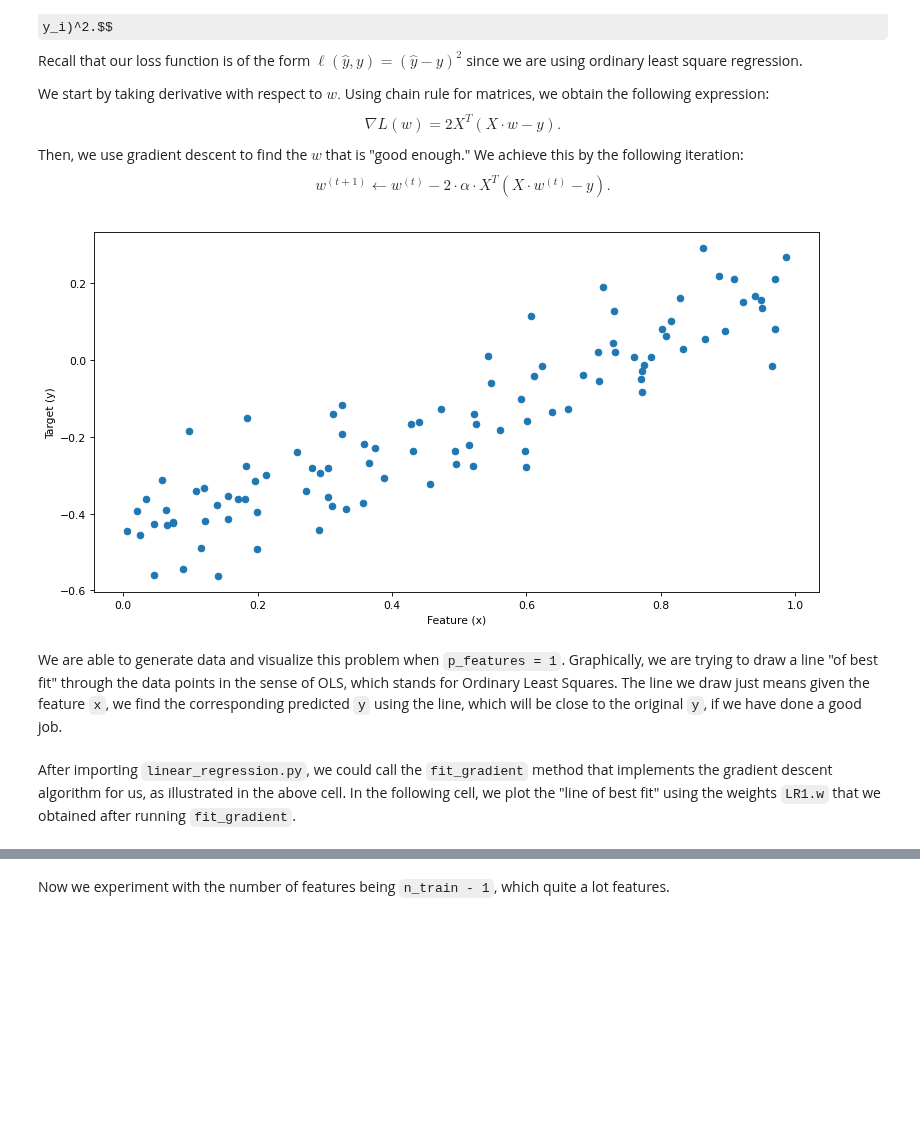
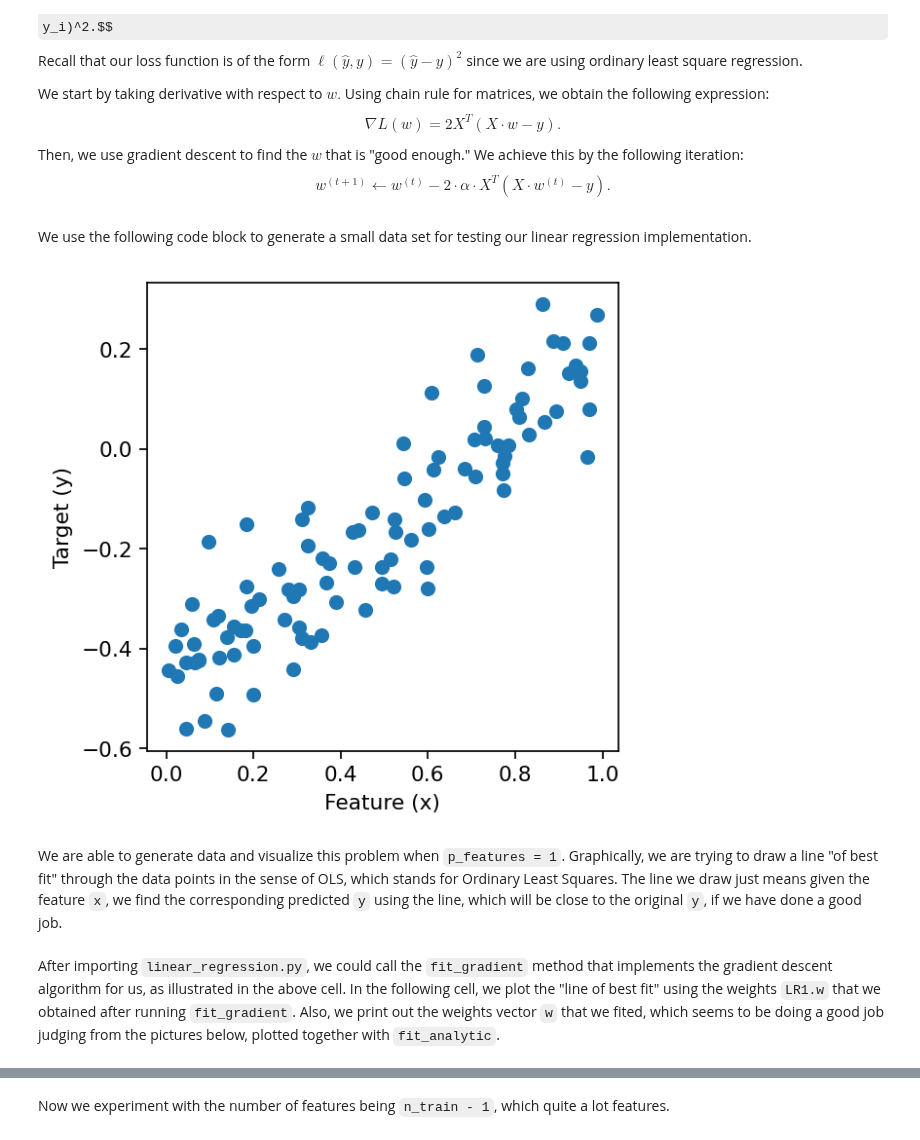
Before and after one commit to Xianzhiwang1/CS0451-page-site, a Jupyter notebook: posts/my-blog-post-04-linear-regress/index.ipynb, the cells around one changed output, grey strips where cells are left out. Saved outputs shown, nothing was run; the diff lists cells and outputs as text; code cells hidden in the pictures; some formulas as TeX source; blank space fills up the shorter version.

```diff
--- a/posts/my-blog-post-04-linear-regress/index.ipynb
+++ b/posts/my-blog-post-04-linear-regress/index.ipynb
@@ -30,7 +30,8 @@ First, let's import some libraries, then we perform our `fit_gradient` and `fit_
 import numpy as np
 np.random.seed(42)
 from matplotlib import pyplot as plt
-plt.rcParams["figure.figsize"] = (12,6)
-plt.rcParams['figure.dpi'] = 78
+import matplotlib
+plt.rcParams["figure.figsize"] = (9,4)
+plt.rcParams['figure.dpi'] = 156
 plt.rcParams['savefig.dpi'] = 156
 from linear_regression import LinearRegression
@@ -47,23 +51,25 @@ We start by taking derivative with respect to $w.$ Using chain rule for matrices
 $$ \nabla L(w) = 2 X^{T}(X\cdot w -y).$$
 Then, we use gradient descent to find the $w$ that is "good enough." We achieve this by the following iteration:
 $$ w^{(t+1)} \leftarrow w^{(t)} - 2 \cdot \alpha \cdot X^{T} (X \cdot w^{(t)} - y).$$
+# %% [markdown]
+We use the following code block to generate a small data set for testing our linear regression implementation.
 # %%
 # We start by generate a small data set.
 w0 = -0.5
 w1 =  0.7
-
 n = 100
 x = np.random.rand(n, 1)
 y = w1*x + w0 + 0.1*np.random.randn(n, 1)
 
+plt.figure(figsize=(4,4))
 plt.scatter(x, y)
 labels = plt.gca().set(xlabel = "Feature (x)", ylabel = "Target (y)")
 # %% [output]
-[figure, old version]
+[figure, new version]
 # %% [markdown]
 We are able to generate data and visualize this problem when `p_features = 1`. Graphically, we are trying to draw a line "of best fit" through the data points in the sense of OLS, which stands for Ordinary Least Squares. The line we draw just means given the feature `x`, we find the corresponding predicted `y` using the line, which will be close to the original `y`, if we have done a good job.
 # %% [markdown]
-After importing `linear_regression.py`, we could call the `fit_gradient` method that implements the gradient descent algorithm for us, as illustrated in the above cell. In the following cell, we plot the "line of best fit" using the weights `LR1.w` that we obtained after running `fit_gradient`.
+After importing `linear_regression.py`, we could call the `fit_gradient` method that implements the gradient descent algorithm for us, as illustrated in the above cell. In the following cell, we plot the "line of best fit" using the weights `LR1.w` that we obtained after running `fit_gradient`. Also, we print out the weights vector `w` that we fited, which seems to be doing a good job judging from the pictures below, plotted together with `fit_analytic`.
 # %%
 LR1 = LinearRegression()
 X_ = LR1.pad(x)
```
Also changed, not shown: parts of 21 cells of this notebook, 22 other files.
